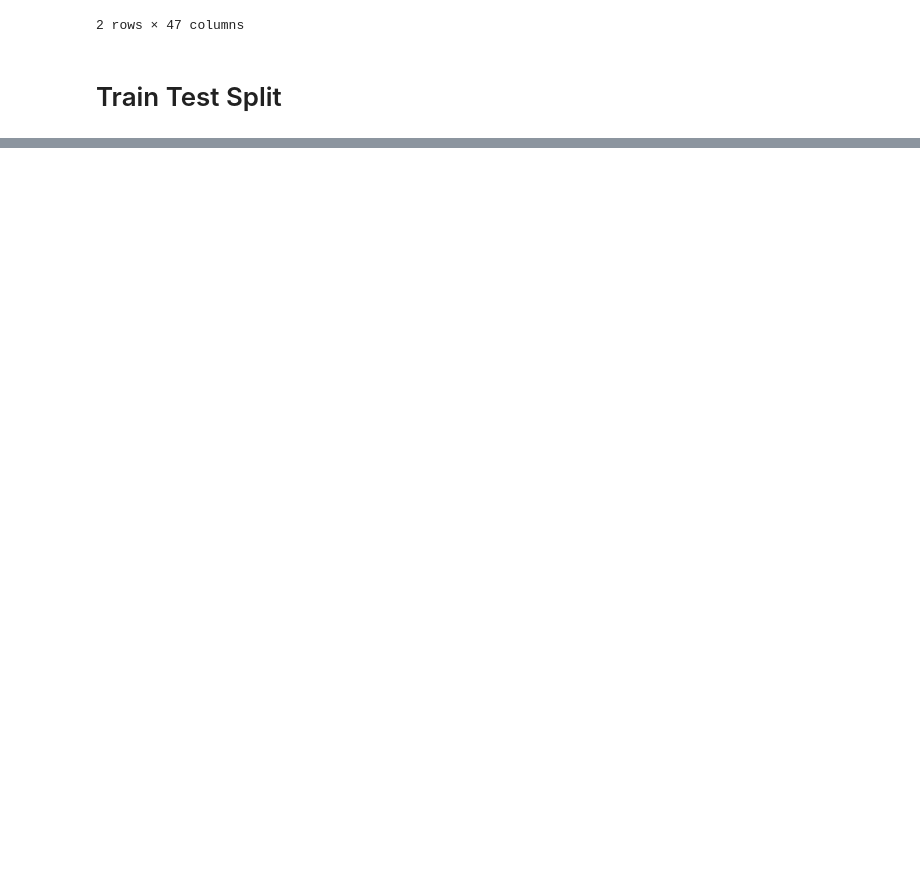
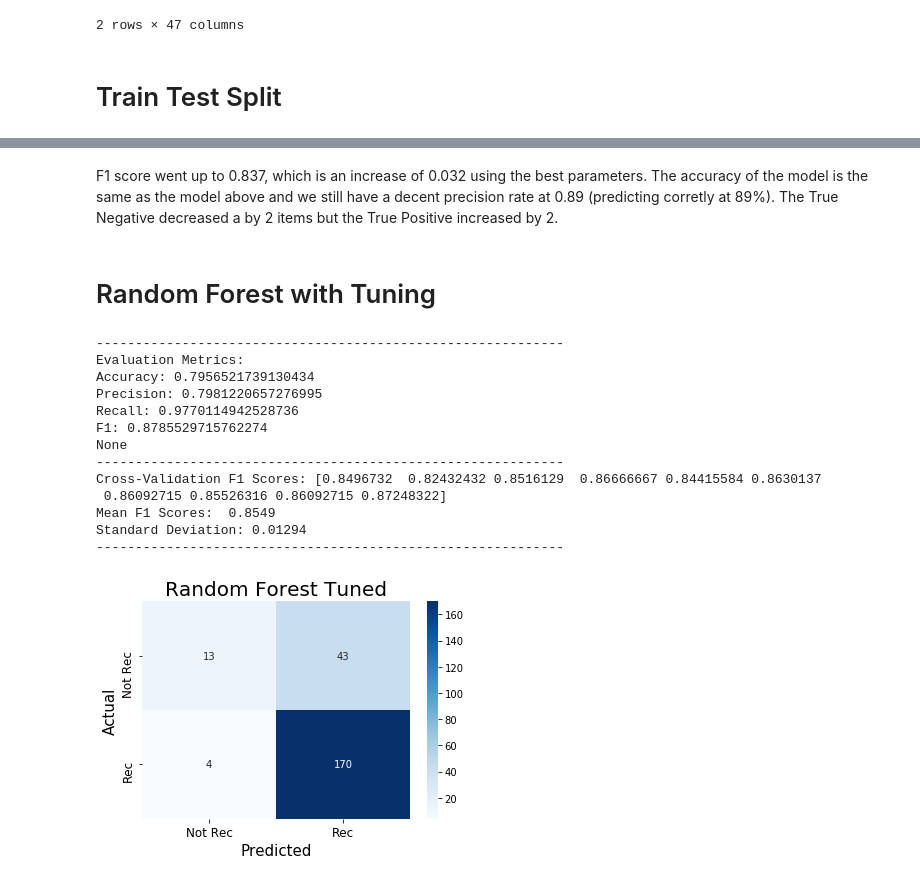
Before and after one commit to dorjeys3/Walmart_proj, a Jupyter notebook: Final_Walmart_Review_Analysis.ipynb, the cells around one changed output, grey strips where cells are left out. Saved outputs shown, nothing was run; the diff lists cells and outputs as text; code cells hidden in the pictures; blank space fills up the shorter version.

```diff
--- a/Final_Walmart_Review_Analysis.ipynb
+++ b/Final_Walmart_Review_Analysis.ipynb
@@ -333,0 +529,29 @@ drop_features = ["item_name", "overall_rating", "rating_bin", "recommend", "rev_
+# %% [markdown]
+F1 score went up to 0.837, which is an increase of 0.032 using the best parameters. The accuracy of the model is the same as the model above and we still have a decent precision rate at 0.89 (predicting corretly at 89%). The True Negative decreased a by 2 items but the True Positive increased by 2.
+# %% [markdown]
+# Random Forest with Tuning
+# %%
+rfc_classifier2 = RandomForestClassifier(n_estimators = 300, criterion = "entropy", random_state = 0, class_weight="balanced")
+rfc_classifier2.fit(X_train, y_train)
+y_pred_RF2 = rfc_classifier2.predict(X_test)
+print("-"*60)
+print(mod.model_metrics(y_test, y_pred_RF2))
+print("-"*60)
+mod.cross_validation(rfc_classifier2, X_train, y_train, cv=10)
+print("-"*60)
+mod.con_mat(y_test, y_pred_RF2, title="Random Forest Tuned")
+# %% [output]
+------------------------------------------------------------
+Evaluation Metrics:
+Accuracy: 0.7956521739130434
+Precision: 0.7981220657276995
+Recall: 0.9770114942528736
+F1: 0.8785529715762274
+None
+------------------------------------------------------------
+Cross-Validation F1 Scores: [0.8496732  0.82432432 0.8516129  0.86666667 0.84415584 0.8630137
+ 0.86092715 0.85526316 0.86092715 0.87248322]
+Mean F1 Scores:  0.8549
+Standard Deviation: 0.01294
+------------------------------------------------------------
+[figure, added]
```
Also changed, not shown: parts of 37 cells of this notebook.
